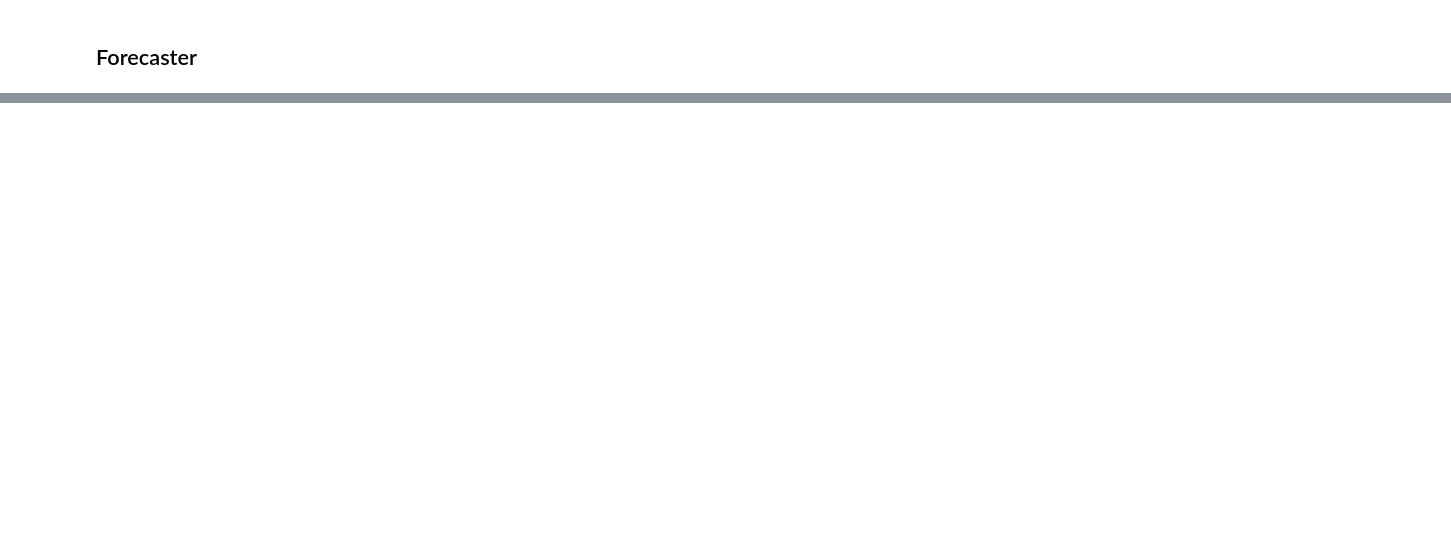
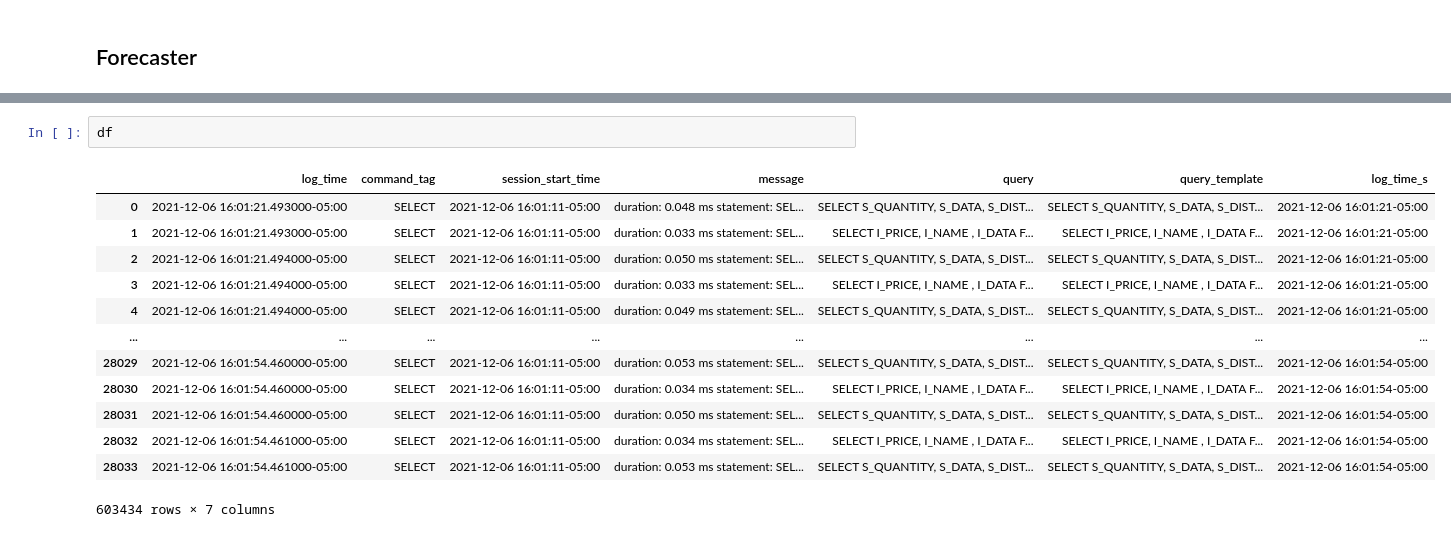
Before and after one commit to lmwnshn/QueryBot5000, a Jupyter notebook: Analysis.ipynb, the cells around one changed output, grey strips where cells are left out. Saved outputs shown, nothing was run; the diff lists cells and outputs as text; blank space fills up the shorter version.

```diff
--- a/Analysis.ipynb
+++ b/Analysis.ipynb
@@ -499,0 +688,16 @@ done
+# %%
+df
+# %% [output]
+|  | log_time | command_tag | session_start_time | message | query | query_template | log_time_s |
+| 0 | 2021-12-06 16:01:21.493000-05:00 | SELECT | 2021-12-06 16:01:11-05:00 | duration: 0.048 ms statement: SEL... | SELECT S_QUANTITY, S_DATA, S_DIST... | SELECT S_QUANTITY, S_DATA, S_DIST... | 2021-12-06 16:01:21-05:00 |
+| 1 | 2021-12-06 16:01:21.493000-05:00 | SELECT | 2021-12-06 16:01:11-05:00 | duration: 0.033 ms statement: SEL... | SELECT I_PRICE, I_NAME , I_DATA F... | SELECT I_PRICE, I_NAME , I_DATA F... | 2021-12-06 16:01:21-05:00 |
+| 2 | 2021-12-06 16:01:21.494000-05:00 | SELECT | 2021-12-06 16:01:11-05:00 | duration: 0.050 ms statement: SEL... | SELECT S_QUANTITY, S_DATA, S_DIST... | SELECT S_QUANTITY, S_DATA, S_DIST... | 2021-12-06 16:01:21-05:00 |
+| 3 | 2021-12-06 16:01:21.494000-05:00 | SELECT | 2021-12-06 16:01:11-05:00 | duration: 0.033 ms statement: SEL... | SELECT I_PRICE, I_NAME , I_DATA F... | SELECT I_PRICE, I_NAME , I_DATA F... | 2021-12-06 16:01:21-05:00 |
+| 4 | 2021-12-06 16:01:21.494000-05:00 | SELECT | 2021-12-06 16:01:11-05:00 | duration: 0.049 ms statement: SEL... | SELECT S_QUANTITY, S_DATA, S_DIST... | SELECT S_QUANTITY, S_DATA, S_DIST... | 2021-12-06 16:01:21-05:00 |
+| ... | ... | ... | ... | ... | ... | ... | ... |
+| 28029 | 2021-12-06 16:01:54.460000-05:00 | SELECT | 2021-12-06 16:01:11-05:00 | duration: 0.053 ms statement: SEL... | SELECT S_QUANTITY, S_DATA, S_DIST... | SELECT S_QUANTITY, S_DATA, S_DIST... | 2021-12-06 16:01:54-05:00 |
+| 28030 | 2021-12-06 16:01:54.460000-05:00 | SELECT | 2021-12-06 16:01:11-05:00 | duration: 0.034 ms statement: SEL... | SELECT I_PRICE, I_NAME , I_DATA F... | SELECT I_PRICE, I_NAME , I_DATA F... | 2021-12-06 16:01:54-05:00 |
+| 28031 | 2021-12-06 16:01:54.460000-05:00 | SELECT | 2021-12-06 16:01:11-05:00 | duration: 0.050 ms statement: SEL... | SELECT S_QUANTITY, S_DATA, S_DIST... | SELECT S_QUANTITY, S_DATA, S_DIST... | 2021-12-06 16:01:54-05:00 |
+| 28032 | 2021-12-06 16:01:54.461000-05:00 | SELECT | 2021-12-06 16:01:11-05:00 | duration: 0.034 ms statement: SEL... | SELECT I_PRICE, I_NAME , I_DATA F... | SELECT I_PRICE, I_NAME , I_DATA F... | 2021-12-06 16:01:54-05:00 |
+| 28033 | 2021-12-06 16:01:54.461000-05:00 | SELECT | 2021-12-06 16:01:11-05:00 | duration: 0.053 ms statement: SEL... | SELECT S_QUANTITY, S_DATA, S_DIST... | SELECT S_QUANTITY, S_DATA, S_DIST... | 2021-12-06 16:01:54-05:00 |
+603434 rows × 7 columns
```
Also changed, not shown: parts of 8 cells of this notebook.
